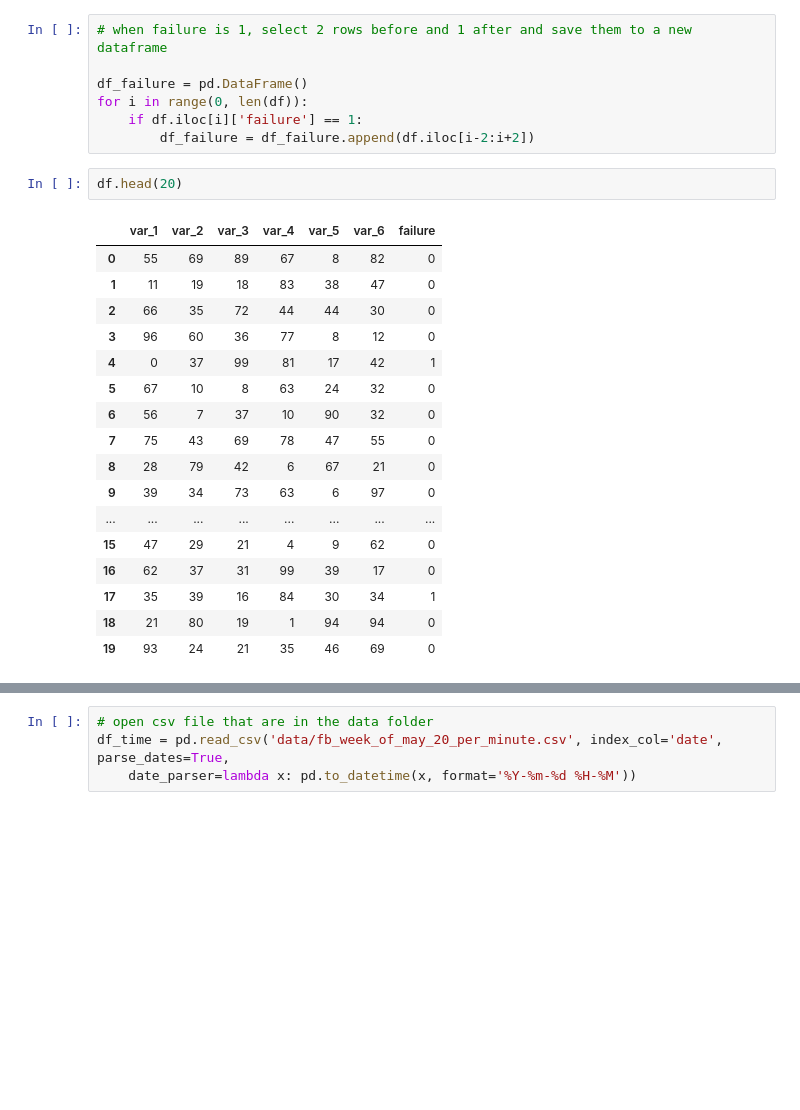
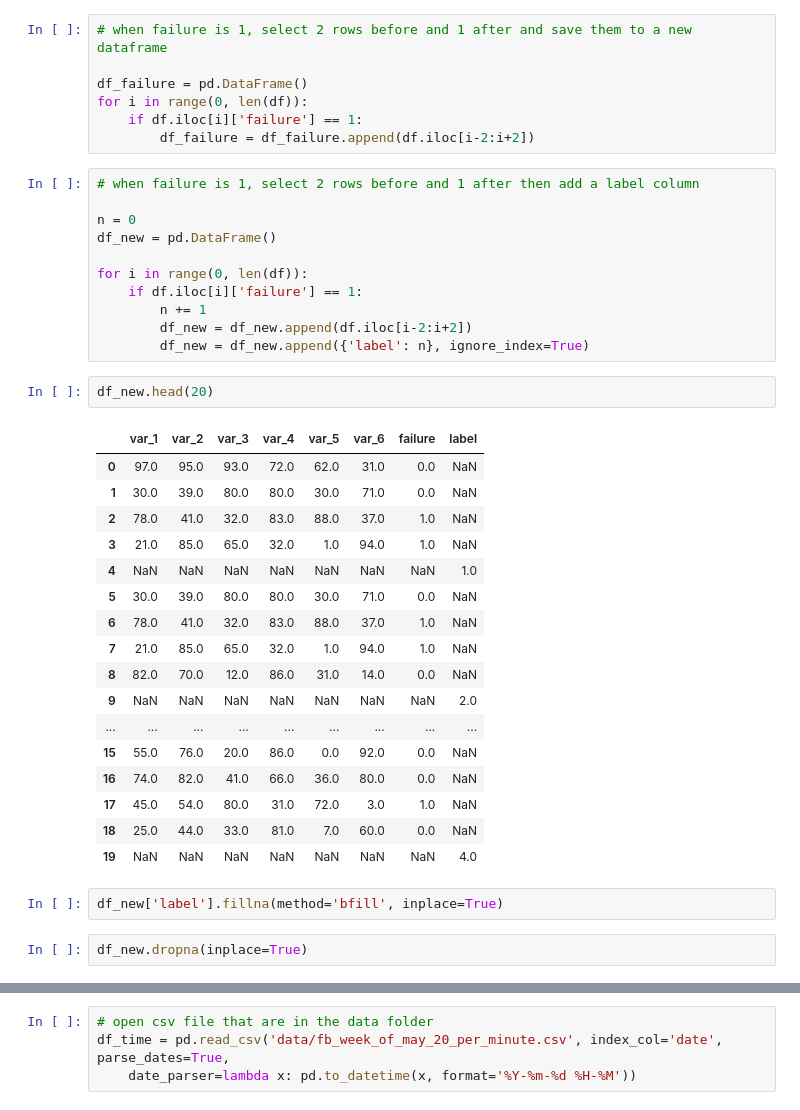
Before and after one commit to reyejoe/predictive-maintenance, a Jupyter notebook: 01-Anomaly-Detection/a_random_dataset.ipynb, the cells around one changed output, grey strips where cells are left out. Cells and saved outputs as stored; diff of their text form; blank space fills up the shorter version.

Commit message:
new-data

```diff
--- a/01-Anomaly-Detection/a_random_dataset.ipynb
+++ b/01-Anomaly-Detection/a_random_dataset.ipynb
@@ -19,23 +19,38 @@ df_failure = pd.DataFrame()
 for i in range(0, len(df)):
     if df.iloc[i]['failure'] == 1:
         df_failure = df_failure.append(df.iloc[i-2:i+2])
+# %%
+# when failure is 1, select 2 rows before and 1 after then add a label column
+
+n = 0
+df_new = pd.DataFrame()
+
+for i in range(0, len(df)):
+    if df.iloc[i]['failure'] == 1:
+        n += 1
+        df_new = df_new.append(df.iloc[i-2:i+2])
+        df_new = df_new.append({'label': n}, ignore_index=True)
 # %%
-df.head(20)
+df_new.head(20)
 # %% [output]
-|  | var_1 | var_2 | var_3 | var_4 | var_5 | var_6 | failure |
-| 0 | 55 | 69 | 89 | 67 | 8 | 82 | 0 |
-| 1 | 11 | 19 | 18 | 83 | 38 | 47 | 0 |
-| 2 | 66 | 35 | 72 | 44 | 44 | 30 | 0 |
-| 3 | 96 | 60 | 36 | 77 | 8 | 12 | 0 |
-| 4 | 0 | 37 | 99 | 81 | 17 | 42 | 1 |
-| 5 | 67 | 10 | 8 | 63 | 24 | 32 | 0 |
-| 6 | 56 | 7 | 37 | 10 | 90 | 32 | 0 |
-| 7 | 75 | 43 | 69 | 78 | 47 | 55 | 0 |
-| 8 | 28 | 79 | 42 | 6 | 67 | 21 | 0 |
-| 9 | 39 | 34 | 73 | 63 | 6 | 97 | 0 |
-| ... | ... | ... | ... | ... | ... | ... | ... |
-| 15 | 47 | 29 | 21 | 4 | 9 | 62 | 0 |
-| 16 | 62 | 37 | 31 | 99 | 39 | 17 | 0 |
-| 17 | 35 | 39 | 16 | 84 | 30 | 34 | 1 |
-| 18 | 21 | 80 | 19 | 1 | 94 | 94 | 0 |
-| 19 | 93 | 24 | 21 | 35 | 46 | 69 | 0 |
+|  | var_1 | var_2 | var_3 | var_4 | var_5 | var_6 | failure | label |
+| 0 | 97.0 | 95.0 | 93.0 | 72.0 | 62.0 | 31.0 | 0.0 | NaN |
+| 1 | 30.0 | 39.0 | 80.0 | 80.0 | 30.0 | 71.0 | 0.0 | NaN |
+| 2 | 78.0 | 41.0 | 32.0 | 83.0 | 88.0 | 37.0 | 1.0 | NaN |
+| 3 | 21.0 | 85.0 | 65.0 | 32.0 | 1.0 | 94.0 | 1.0 | NaN |
+| 4 | NaN | NaN | NaN | NaN | NaN | NaN | NaN | 1.0 |
+| 5 | 30.0 | 39.0 | 80.0 | 80.0 | 30.0 | 71.0 | 0.0 | NaN |
+| 6 | 78.0 | 41.0 | 32.0 | 83.0 | 88.0 | 37.0 | 1.0 | NaN |
+| 7 | 21.0 | 85.0 | 65.0 | 32.0 | 1.0 | 94.0 | 1.0 | NaN |
+| 8 | 82.0 | 70.0 | 12.0 | 86.0 | 31.0 | 14.0 | 0.0 | NaN |
+| 9 | NaN | NaN | NaN | NaN | NaN | NaN | NaN | 2.0 |
+| ... | ... | ... | ... | ... | ... | ... | ... | ... |
+| 15 | 55.0 | 76.0 | 20.0 | 86.0 | 0.0 | 92.0 | 0.0 | NaN |
+| 16 | 74.0 | 82.0 | 41.0 | 66.0 | 36.0 | 80.0 | 0.0 | NaN |
+| 17 | 45.0 | 54.0 | 80.0 | 31.0 | 72.0 | 3.0 | 1.0 | NaN |
+| 18 | 25.0 | 44.0 | 33.0 | 81.0 | 7.0 | 60.0 | 0.0 | NaN |
+| 19 | NaN | NaN | NaN | NaN | NaN | NaN | NaN | 4.0 |
+# %%
+df_new['label'].fillna(method='bfill', inplace=True)
+# %%
+df_new.dropna(inplace=True)
```
Also changed, not shown: parts of 6 cells of this notebook.
